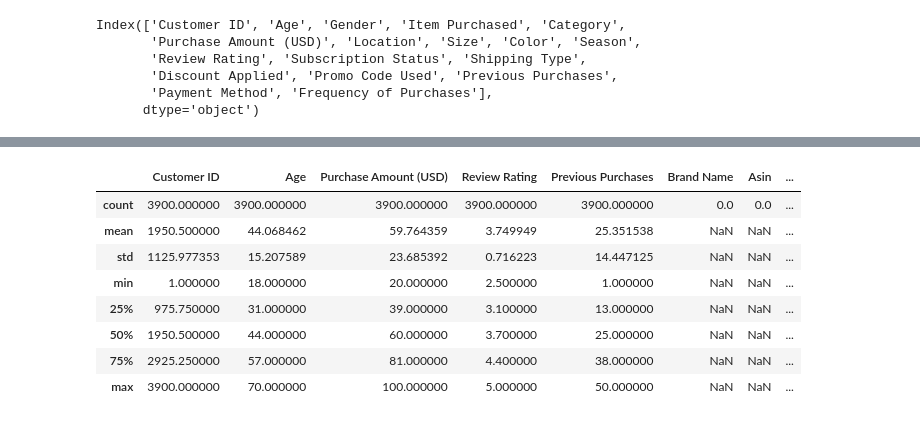
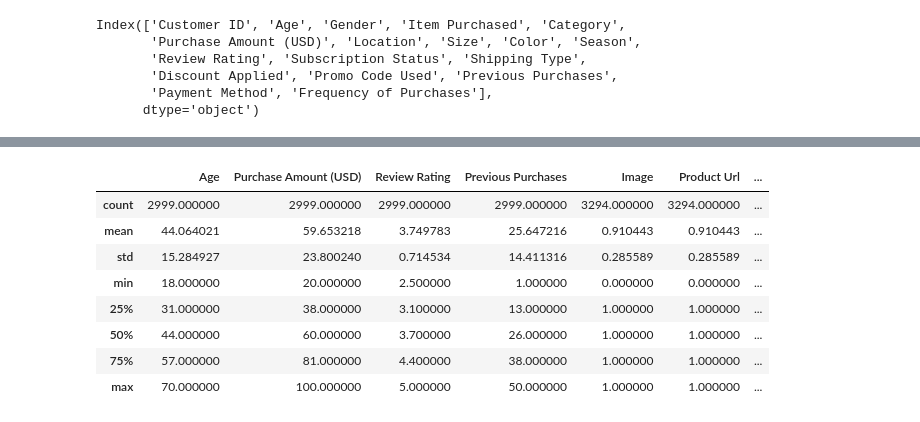
Before and after one commit to marquezlucas/ds, a Jupyter notebook: e_commerce.ipynb, the cells around one changed output, grey strips where cells are left out. Drawn from its saved outputs; the diff is of its cells as text; code cells hidden in the pictures.

```diff
--- a/e_commerce.ipynb
+++ b/e_commerce.ipynb
@@ -239,0 +329,3 @@ Series([], Name: count, dtype: int64)
+# %%
+#Utilizo la función drop para eliminar las variables
+tpd_2 = tpd.drop(["Technical Details","Product Name","Brand Name","Upc Ean Code","Asin","Variants","List Price","Quantity","Sku","Stock","Product Details","Dimensions","Color","Ingredients","Direction To Use","Size Quantity Variant","Product Description"],axis =1)
@@ -239,0 +410,9 @@ Series([], Name: count, dtype: int64)
+# %%
+# Genero un "tec_2" para no usar el original
+tec_3 = tec_2
+
+# Transformo la columna 'Interaction type' para que quede purchase por un lado como 1 y agrupar las otras dos variables como 0
+tec_3['Interaction type'] = np.where(tec_3['Interaction type'] == 'purchase', 1, 0)
+
+# Muestra el DataFrame resultante
+print(tec_3)
@@ -274,7 +483,7 @@ Index(['Customer ID', 'Age', 'Gender', 'Item Purchased', 'Category',
        'Payment Method', 'Frequency of Purchases'],
       dtype='object')
 # %%
-# @title Outer merge entre product_details(tpd) y e_commerce(tec)
-merge_tpd_tec= pd.merge(tpd,tec,left_on='Uniqe Id', right_on= 'product id', how='outer')
+# @title Outer merge entre product_details(tpd_2) y e_commerce(tec_3)
+merge_tpd_tec= pd.merge(tpd_2,tec_3,left_on='Uniqe Id', right_on= 'product id', how='outer')
 merge_tpd_tec
 # %% [output]
@@ -380,0 +601,16 @@ dtype: float64
+# %%
+# Elimino filas con valores nulos en 'Interaction type'
+full_merge_2 = full_merge.dropna(subset=['Interaction type'])
+
+#Utilizo la función drop para eliminar las variables de ID
+full_merge_2 = full_merge_2.drop(["user id","product id","Uniqe Id","Customer ID"],axis =1)
+
+#Armo una lista de columnas de texto con el nombre de las variables que quiero cambiar
+text_columns = ['Image', 'Product Url','Is Amazon Seller']
+
+# Aplica la transformación
+for col in text_columns:
+    full_merge_2[col] = np.where(full_merge_2[col].isna() | (full_merge_2[col] == ''), 0, 1)
+
+# Muestra el DataFrame resultante
+print(full_merge_2)
@@ -381,12 +675,12 @@ dtype: float64
 # %%
-full_merge.describe()
+full_merge_2.describe()
 # %% [output]
-|  | Customer ID | Age | Purchase Amount (USD) | Review Rating | Previous Purchases | Brand Name | Asin | ... |
-| count | 3900.000000 | 3900.000000 | 3900.000000 | 3900.000000 | 3900.000000 | 0.0 | 0.0 | ... |
-| mean | 1950.500000 | 44.068462 | 59.764359 | 3.749949 | 25.351538 | NaN | NaN | ... |
-| std | 1125.977353 | 15.207589 | 23.685392 | 0.716223 | 14.447125 | NaN | NaN | ... |
-| min | 1.000000 | 18.000000 | 20.000000 | 2.500000 | 1.000000 | NaN | NaN | ... |
-| 25% | 975.750000 | 31.000000 | 39.000000 | 3.100000 | 13.000000 | NaN | NaN | ... |
-| 50% | 1950.500000 | 44.000000 | 60.000000 | 3.700000 | 25.000000 | NaN | NaN | ... |
-| 75% | 2925.250000 | 57.000000 | 81.000000 | 4.400000 | 38.000000 | NaN | NaN | ... |
-| max | 3900.000000 | 70.000000 | 100.000000 | 5.000000 | 50.000000 | NaN | NaN | ... |
+|  | Age | Purchase Amount (USD) | Review Rating | Previous Purchases | Image | Product Url | ... |
+| count | 2999.000000 | 2999.000000 | 2999.000000 | 2999.000000 | 3294.000000 | 3294.000000 | ... |
+| mean | 44.064021 | 59.653218 | 3.749783 | 25.647216 | 0.910443 | 0.910443 | ... |
+| std | 15.284927 | 23.800240 | 0.714534 | 14.411316 | 0.285589 | 0.285589 | ... |
+| min | 18.000000 | 20.000000 | 2.500000 | 1.000000 | 0.000000 | 0.000000 | ... |
+| 25% | 31.000000 | 38.000000 | 3.100000 | 13.000000 | 1.000000 | 1.000000 | ... |
+| 50% | 44.000000 | 60.000000 | 3.700000 | 26.000000 | 1.000000 | 1.000000 | ... |
+| 75% | 57.000000 | 81.000000 | 4.400000 | 38.000000 | 1.000000 | 1.000000 | ... |
+| max | 70.000000 | 100.000000 | 5.000000 | 50.000000 | 1.000000 | 1.000000 | ... |
```
Also changed, not shown: parts of 42 cells of this notebook, 1 other file.
